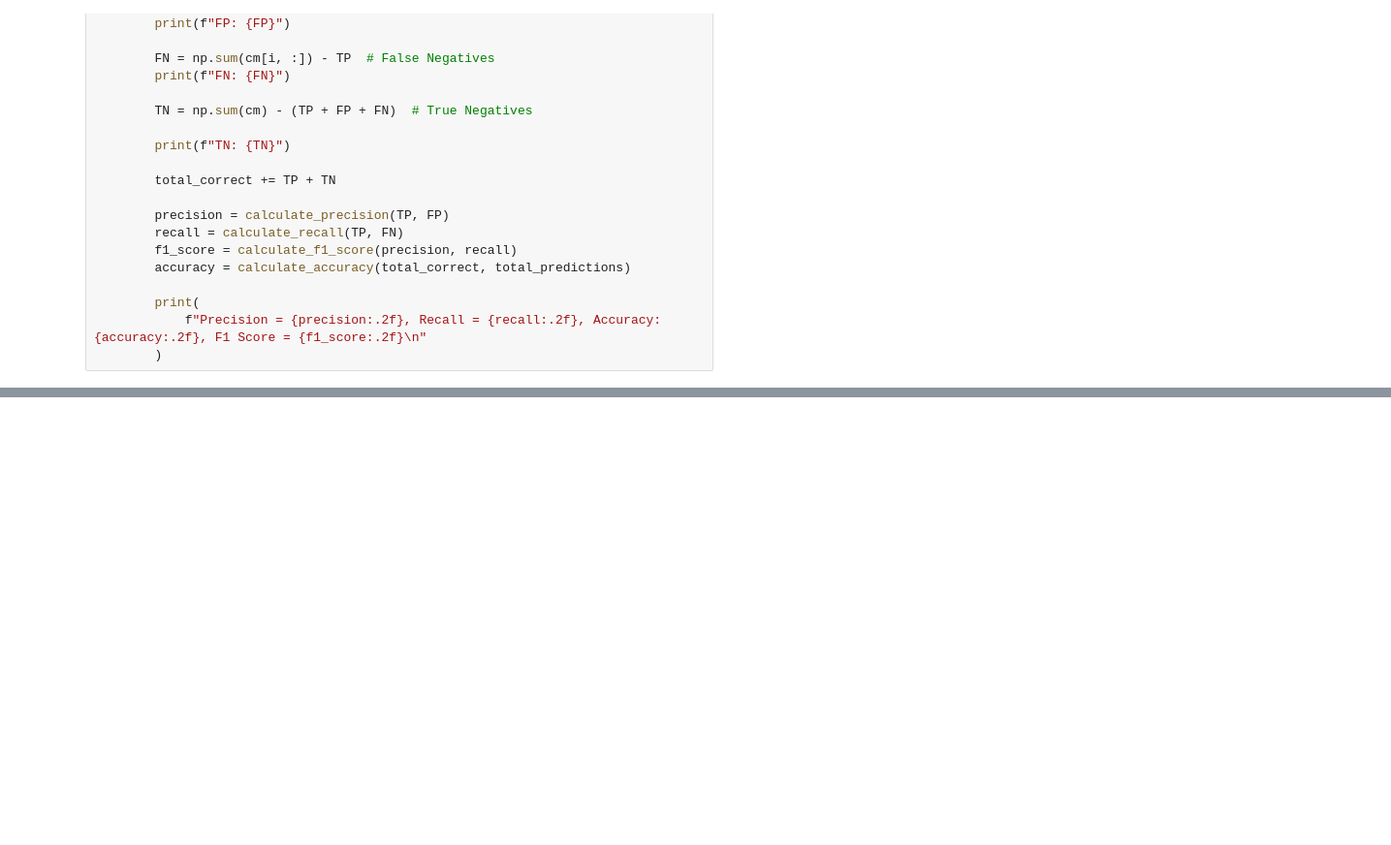
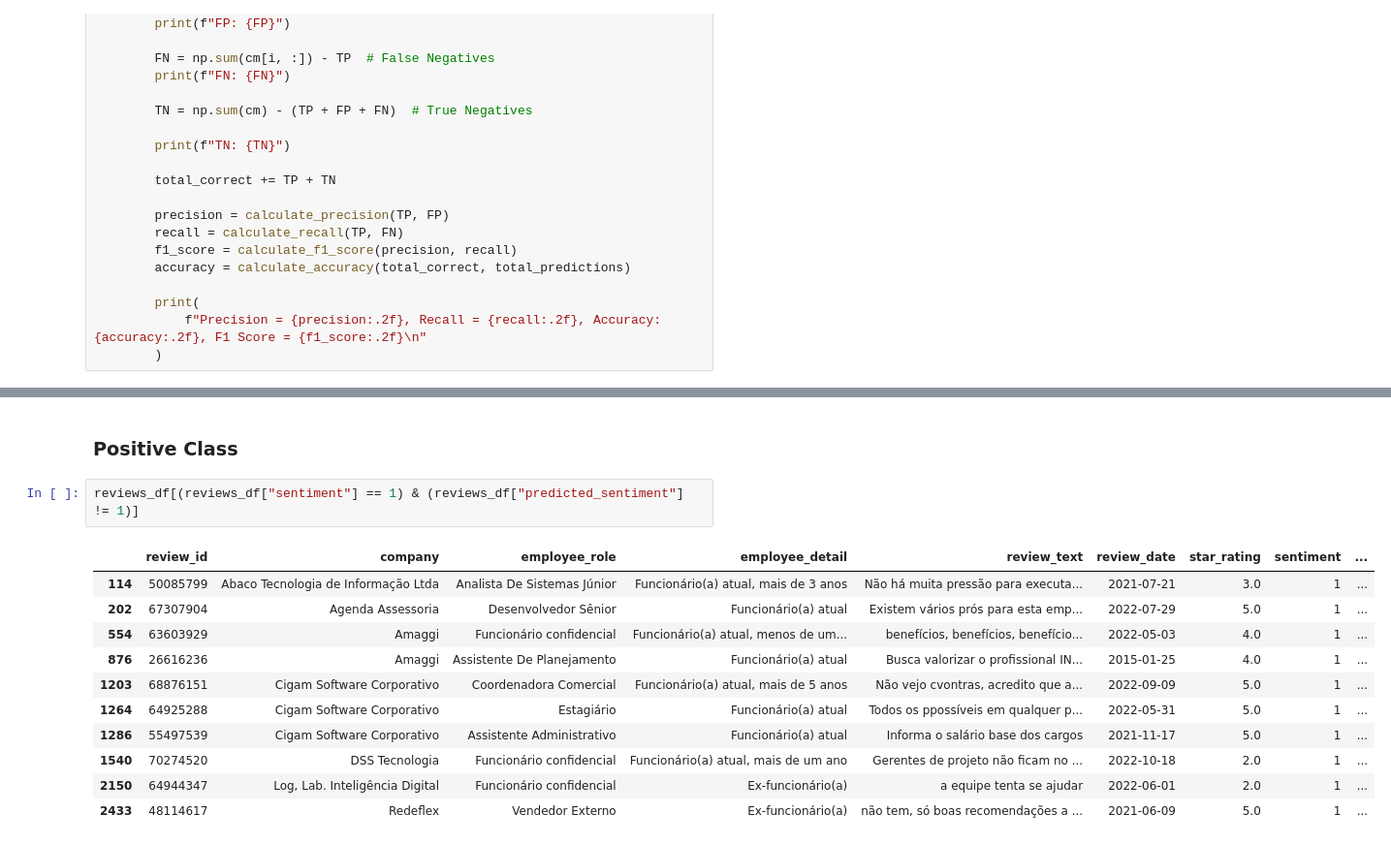
Before and after one commit to stevillis/glassdoor-reviews-report, a Jupyter notebook: _5_confusion_matrix.ipynb, the cells around one changed output, grey strips where cells are left out. Shown at 97% size. Cells and saved outputs as stored; diff of their text form; blank space fills up the shorter version.

```diff
--- a/_5_confusion_matrix.ipynb
+++ b/_5_confusion_matrix.ipynb
@@ -270,0 +280,16 @@ Precision = 0.97, Recall = 1.00, Accuracy: 0.98, F1 Score = 0.98
+# %% [markdown]
+### Positive Class
+# %%
+reviews_df[(reviews_df["sentiment"] == 1) & (reviews_df["predicted_sentiment"] != 1)]
+# %% [output]
+|  | review_id | company | employee_role | employee_detail | review_text | review_date | star_rating | sentiment | ... |
+| 114 | 50085799 | Abaco Tecnologia de Informação Ltda | Analista De Sistemas Júnior | Funcionário(a) atual, mais de 3 anos | Não há muita pressão para executa... | 2021-07-21 | 3.0 | 1 | ... |
+| 202 | 67307904 | Agenda Assessoria | Desenvolvedor Sênior | Funcionário(a) atual | Existem vários prós para esta emp... | 2022-07-29 | 5.0 | 1 | ... |
+| 554 | 63603929 | Amaggi | Funcionário confidencial | Funcionário(a) atual, menos de um... | benefícios, benefícios, benefício... | 2022-05-03 | 4.0 | 1 | ... |
+| 876 | 26616236 | Amaggi | Assistente De Planejamento | Funcionário(a) atual | Busca valorizar o profissional IN... | 2015-01-25 | 4.0 | 1 | ... |
+| 1203 | 68876151 | Cigam Software Corporativo | Coordenadora Comercial | Funcionário(a) atual, mais de 5 anos | Não vejo cvontras, acredito que a... | 2022-09-09 | 5.0 | 1 | ... |
+| 1264 | 64925288 | Cigam Software Corporativo | Estagiário | Funcionário(a) atual | Todos os ppossíveis em qualquer p... | 2022-05-31 | 5.0 | 1 | ... |
+| 1286 | 55497539 | Cigam Software Corporativo | Assistente Administrativo | Funcionário(a) atual | Informa o salário base dos cargos | 2021-11-17 | 5.0 | 1 | ... |
+| 1540 | 70274520 | DSS Tecnologia | Funcionário confidencial | Funcionário(a) atual, mais de um ano | Gerentes de projeto não ficam no ... | 2022-10-18 | 2.0 | 1 | ... |
+| 2150 | 64944347 | Log, Lab. Inteligência Digital | Funcionário confidencial | Ex-funcionário(a) | a equipe tenta se ajudar | 2022-06-01 | 2.0 | 1 | ... |
+| 2433 | 48114617 | Redeflex | Vendedor Externo | Ex-funcionário(a) | não tem, só boas recomendações a ... | 2021-06-09 | 5.0 | 1 | ... |
```
Also changed, not shown: parts of 17 cells of this notebook, 9 other files.
